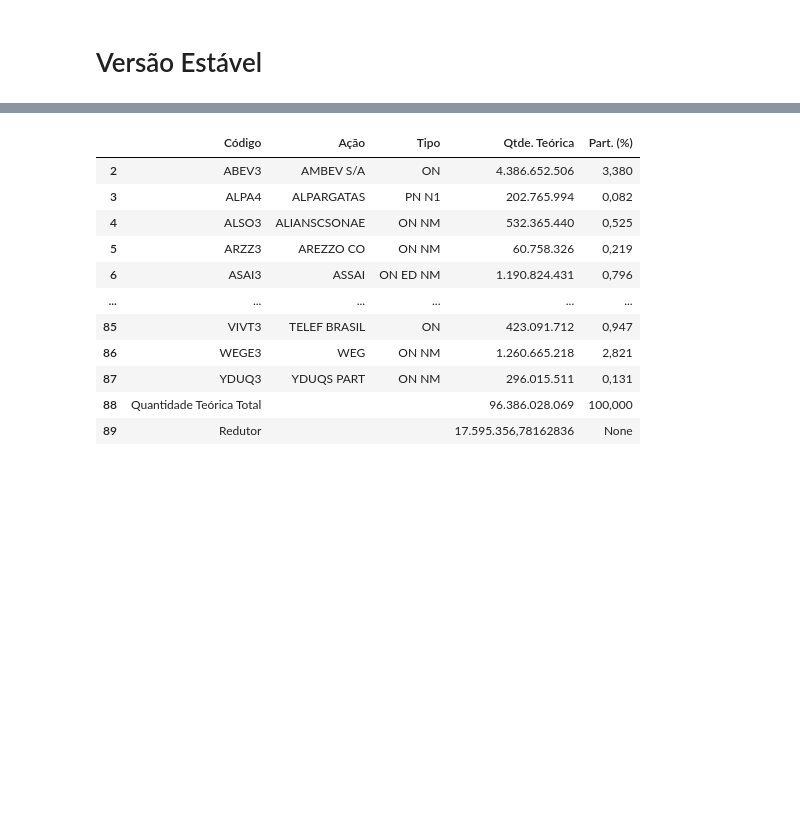
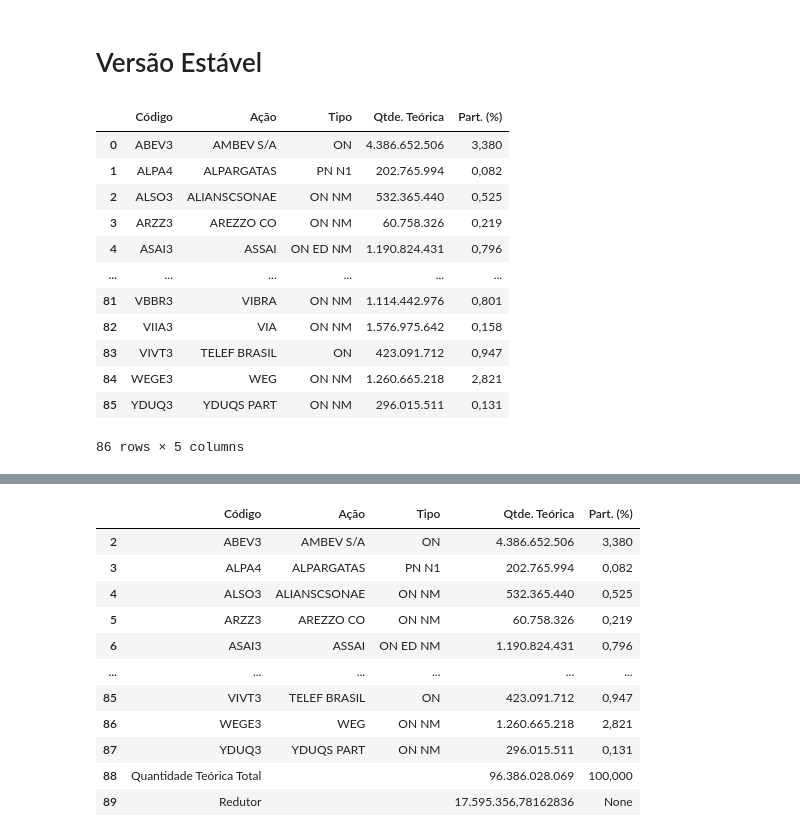
Before and after one commit to victorncg/financas_quantitativas, a Jupyter notebook: Testando_Obtenção_de_Dados_do_IBOV_Extração_beautifulsoup.ipynb, the cells around one changed output, grey strips where cells are left out. Drawn from its saved outputs; the diff is of its cells as text; code cells hidden in the pictures; blank space fills up the shorter version.

```diff
--- a/Testando_Obtenção_de_Dados_do_IBOV_Extração_beautifulsoup.ipynb
+++ b/Testando_Obtenção_de_Dados_do_IBOV_Extração_beautifulsoup.ipynb
@@ -5,8 +5,8 @@
 # %% [markdown]
 # Versão Estável
 # %%
-def composicao_ibov(ativos = 'all'):
-  url = 'https://raw.githubusercontent.com/victorncg/financas_quantitativas/main/IBOVQuad_5-2023.csv'
+def composicao_ibov(ativos = 'all', mode = 'df', reduction = True):
+  url = 'https://raw.githubusercontent.com/victorncg/financas_quantitativas/main/IBOV.csv'
   df = pd.read_csv(url, encoding='latin-1', sep='delimiter', header=None, engine='python')
 
   coluna = df[0]
@@ -28,4 +28,32 @@ def composicao_ibov(ativos = 'all'):
   else:
     final2 = final[final['Código'].isin(ativos)]
 
-  return final2
+  if mode == 'df':
+    final3 = final2
+  else:
+    final3 = list(final2.Código)
+
+  if reduction == False:
+    final3 = final3[:-2]
+  else:
+    final3 = final3
+
+  final3.reset_index(drop=True, inplace=True)
+
+  return final3
+# %%
+composicao_ibov(reduction = False)
+# %% [output]
+|  | Código | Ação | Tipo | Qtde. Teórica | Part. (%) |
+| 0 | ABEV3 | AMBEV S/A | ON | 4.386.652.506 | 3,380 |
+| 1 | ALPA4 | ALPARGATAS | PN N1 | 202.765.994 | 0,082 |
+| 2 | ALSO3 | ALIANSCSONAE | ON NM | 532.365.440 | 0,525 |
+| 3 | ARZZ3 | AREZZO CO | ON NM | 60.758.326 | 0,219 |
+| 4 | ASAI3 | ASSAI | ON ED NM | 1.190.824.431 | 0,796 |
+| ... | ... | ... | ... | ... | ... |
+| 81 | VBBR3 | VIBRA | ON NM | 1.114.442.976 | 0,801 |
+| 82 | VIIA3 | VIA | ON NM | 1.576.975.642 | 0,158 |
+| 83 | VIVT3 | TELEF BRASIL | ON | 423.091.712 | 0,947 |
+| 84 | WEGE3 | WEG | ON NM | 1.260.665.218 | 2,821 |
+| 85 | YDUQ3 | YDUQS PART | ON NM | 296.015.511 | 0,131 |
+86 rows × 5 columns
```
Also changed, not shown: parts of 2 cells of this notebook.
